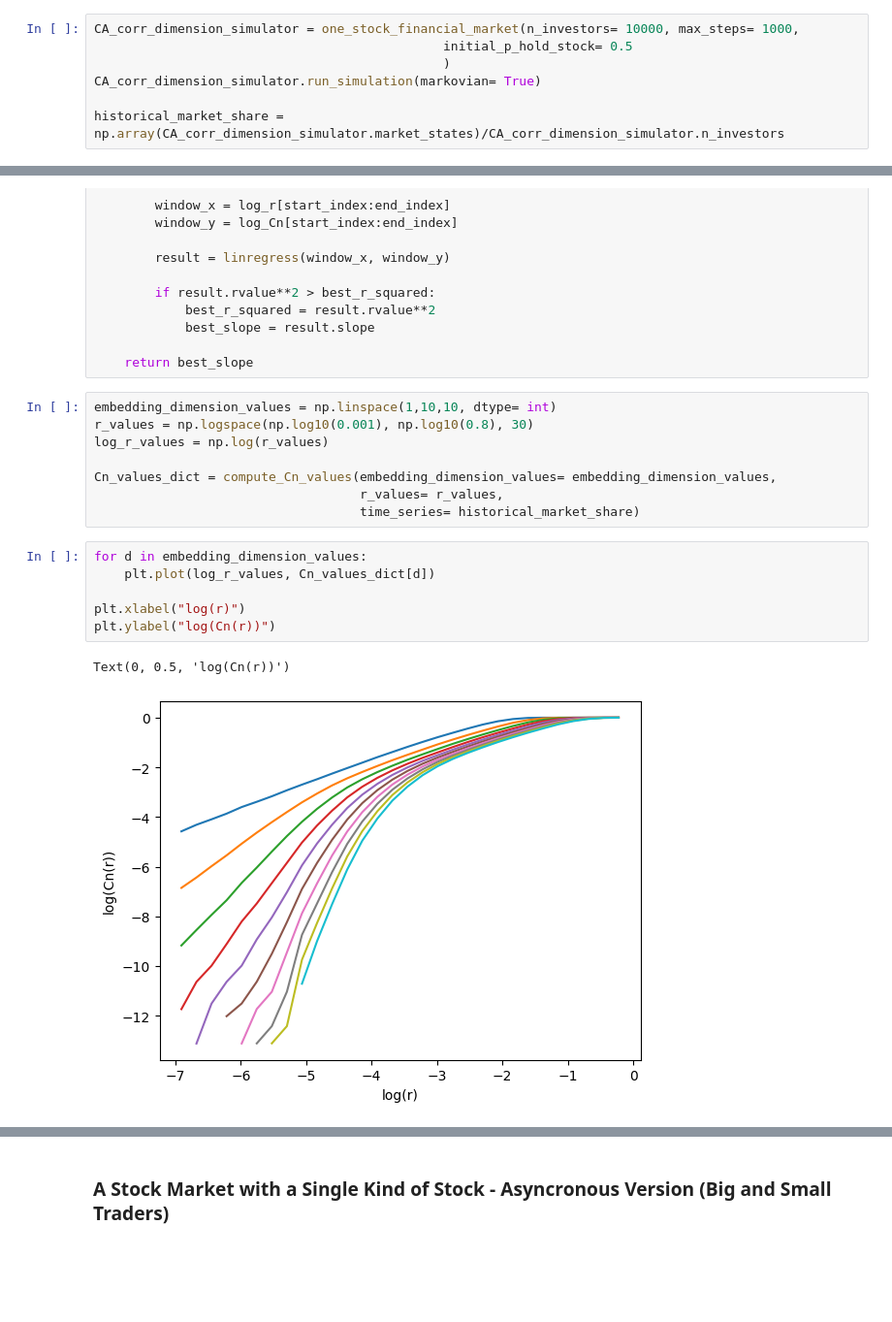
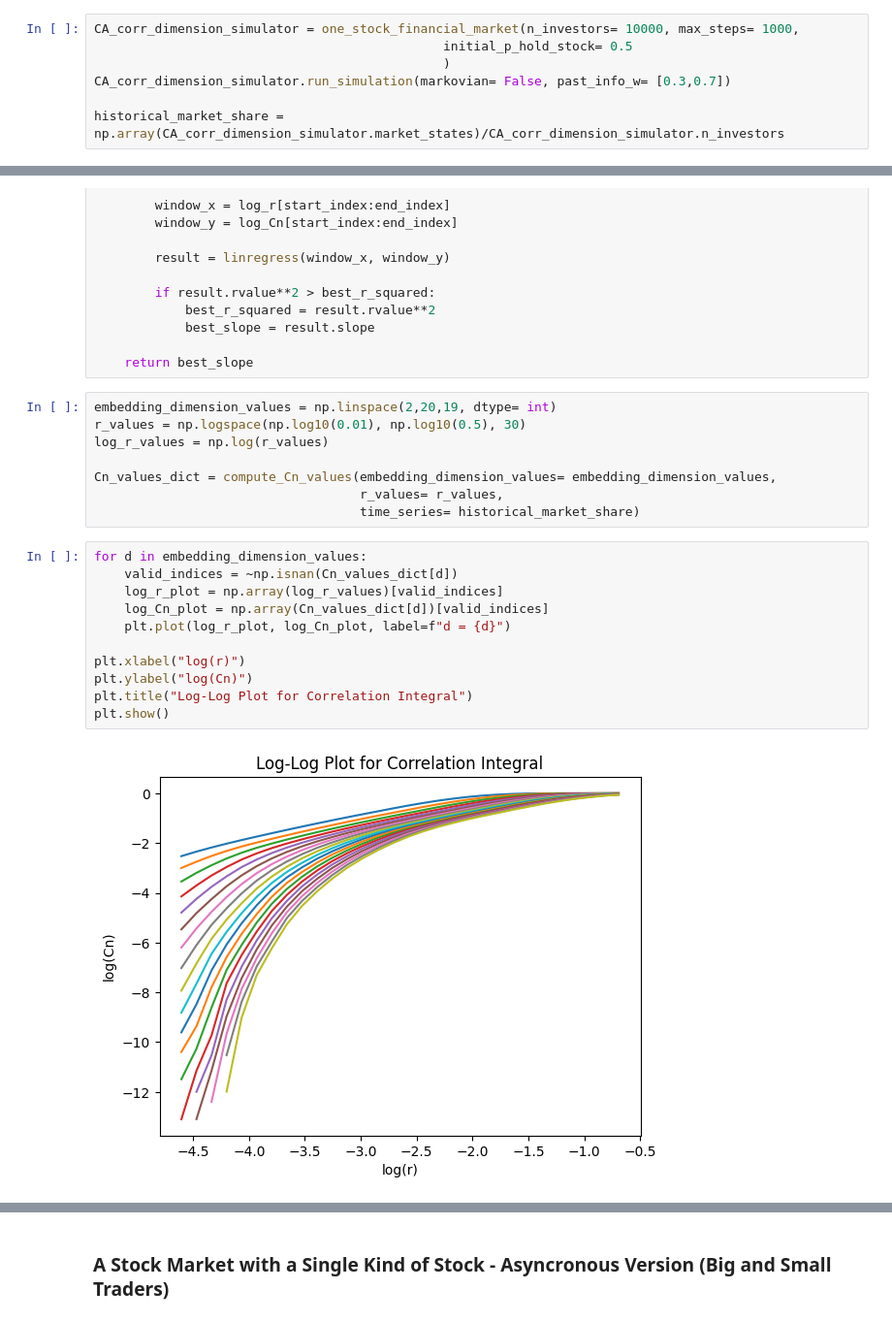
Before and after one commit to SaverioPCapra/python_defi_project, a Jupyter notebook: CA_implementations/paper1.ipynb, the cells around one changed output, grey strips where cells are left out. Shown at 97% size. Drawn from its saved outputs; the diff is of its cells as text; blank space fills up the shorter version.

```diff
--- a/CA_implementations/paper1.ipynb
+++ b/CA_implementations/paper1.ipynb
@@ -977,6 +630,6 @@ def compute_Cn_r(time_series, embedding_dimension, r):
 CA_corr_dimension_simulator = one_stock_financial_market(n_investors= 10000, max_steps= 1000,
                                               initial_p_hold_stock= 0.5
                                               )
-CA_corr_dimension_simulator.run_simulation(markovian= True)
+CA_corr_dimension_simulator.run_simulation(markovian= False, past_info_w= [0.3,0.7])
 
 historical_market_share = np.array(CA_corr_dimension_simulator.market_states)/CA_corr_dimension_simulator.n_investors
@@ -1024,8 +681,8 @@ def find_correlation_dimension_automated(log_r, log_Cn, window_size = 15):
 
     return best_slope
 # %%
-embedding_dimension_values = np.linspace(1,10,10, dtype= int)
-r_values = np.logspace(np.log10(0.001), np.log10(0.8), 30)
+embedding_dimension_values = np.linspace(2,20,19, dtype= int)
+r_values = np.logspace(np.log10(0.01), np.log10(0.5), 30)
 log_r_values = np.log(r_values)
 
 Cn_values_dict = compute_Cn_values(embedding_dimension_values= embedding_dimension_values,
@@ -1033,13 +690,17 @@ Cn_values_dict = compute_Cn_values(embedding_dimension_values= embedding_dimensi
                                    time_series= historical_market_share)
 # %%
 for d in embedding_dimension_values:
-    plt.plot(log_r_values, Cn_values_dict[d])
+    valid_indices = ~np.isnan(Cn_values_dict[d])
+    log_r_plot = np.array(log_r_values)[valid_indices]
+    log_Cn_plot = np.array(Cn_values_dict[d])[valid_indices]
+    plt.plot(log_r_plot, log_Cn_plot, label=f"d = {d}")
 
 plt.xlabel("log(r)")
-plt.ylabel("log(Cn(r))")
+plt.ylabel("log(Cn)")
+plt.title("Log-Log Plot for Correlation Integral")
+plt.show()
 # %% [output]
-Text(0, 0.5, 'log(Cn(r))')
-[figure, old version]
+[figure, new version]
 # %%
 slopes = []
 
```
Also changed, not shown: parts of 19 cells of this notebook, 5 other files.
